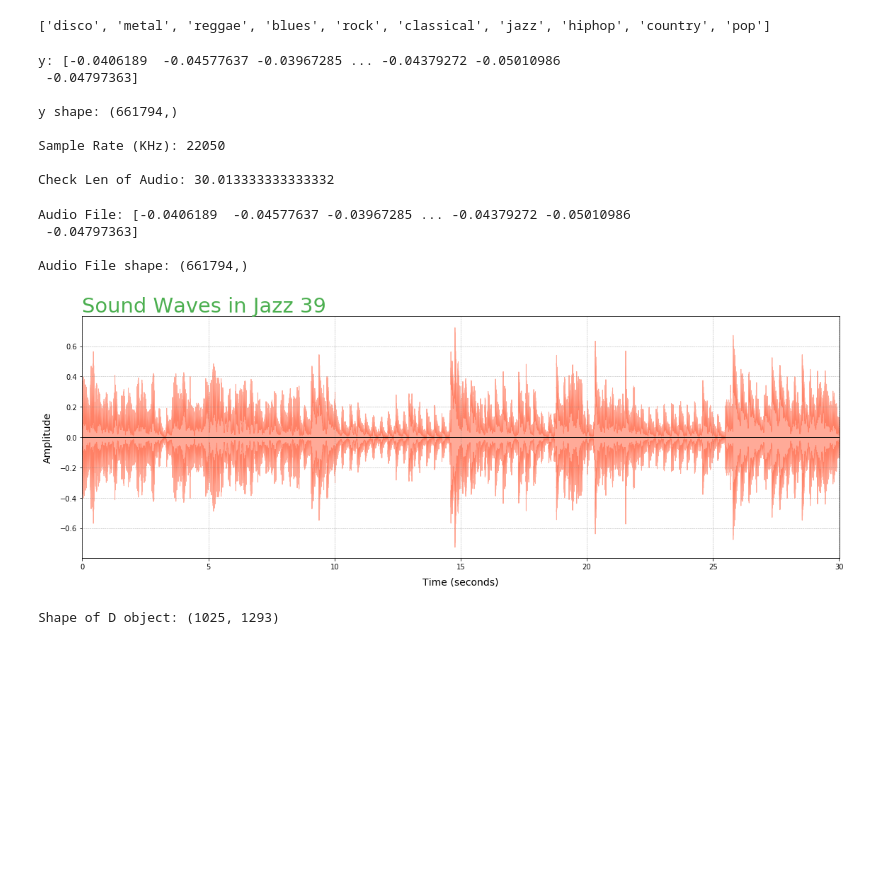
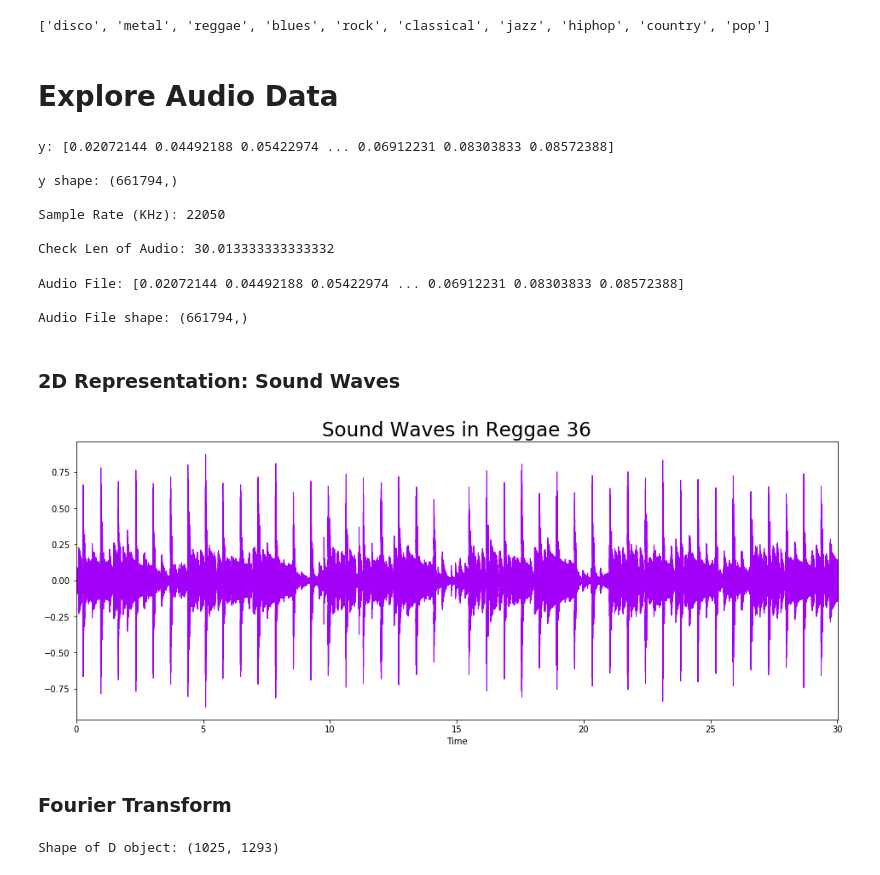
Before and after one commit to ezgisubasii/MusicGenreClassification, a Jupyter notebook: Music_Genre_Classification_Visualization.ipynb, the cells around one changed output. Cells and saved outputs as stored; diff of their text form; code cells hidden in the pictures; blank space fills up the shorter version.

Commit message:
Modified Notebook File
Added Audio Visualization

```diff
--- a/Music_Genre_Classification_Visualization.ipynb
+++ b/Music_Genre_Classification_Visualization.ipynb
@@ -19,9 +19,11 @@ general_path = '../input/gtzan-dataset-music-genre-classification/Data'
 print(list(os.listdir(f'{general_path}/genres_original/')))
 # %% [output]
 ['disco', 'metal', 'reggae', 'blues', 'rock', 'classical', 'jazz', 'hiphop', 'country', 'pop']
+# %% [markdown]
+# Explore Audio Data
 # %%
 # Importing 1 file
-y, sr = librosa.load(f'{general_path}/genres_original/jazz/jazz.00039.wav')
+y, sr = librosa.load(f'{general_path}/genres_original/reggae/reggae.00036.wav')
 
 print('y:', y, '\n')
 print('y shape:', np.shape(y), '\n')
@@ -30,8 +32,7 @@ print('Sample Rate (KHz):', sr, '\n')
 # Verify length of the audio
 print('Check Len of Audio:', 661794/22050)
 # %% [output]
-y: [-0.0406189  -0.04577637 -0.03967285 ... -0.04379272 -0.05010986
- -0.04797363]
+y: [0.02072144 0.04492188 0.05422974 ... 0.06912231 0.08303833 0.08572388]
 
 y shape: (661794,)
 
@@ -46,31 +47,19 @@ audio_file, _ = librosa.effects.trim(y)
 print('Audio File:', audio_file, '\n')
 print('Audio File shape:', np.shape(audio_file))
 # %% [output]
-Audio File: [-0.0406189  -0.04577637 -0.03967285 ... -0.04379272 -0.05010986
- -0.04797363]
+Audio File: [0.02072144 0.04492188 0.05422974 ... 0.06912231 0.08303833 0.08572388]
 
 Audio File shape: (661794,)
-# %%
-plt.figure(figsize=(16, 6))
-
-# Plotting the waveform
-librosa.display.waveplot(y=audio_file, sr=sr, color="#FF5733", alpha=0.5)
-
-# Title and axis labels
-plt.title("Sound Waves in Jazz 39", fontsize=29, color="#4CAF50", loc="left")
-plt.xlabel("Time (seconds)", fontsize=14, labelpad=10)
-plt.ylabel("Amplitude", fontsize=14, labelpad=10)
-
-# Adding grid
-plt.grid(color="gray", linestyle="--", linewidth=0.5, alpha=0.7)
-
-# Adding a line at y=0
-plt.axhline(0, color="black", linewidth=1)
-
-plt.tight_layout()
-plt.show()
-# %% [output]
-[figure, removed]
+# %% [markdown]
+### 2D Representation: Sound Waves
+# %%
+plt.figure(figsize = (16, 6))
+librosa.display.waveplot(y = audio_file, sr = sr, color = "#A300F9");
+plt.title("Sound Waves in Reggae 36", fontsize = 23);
+# %% [output]
+[figure, added]
+# %% [markdown]
+### Fourier Transform
 # %%
 # Default FFT window size
 n_fft = 2048 # FFT window size
```
Also changed, not shown: parts of 8 cells of this notebook.
